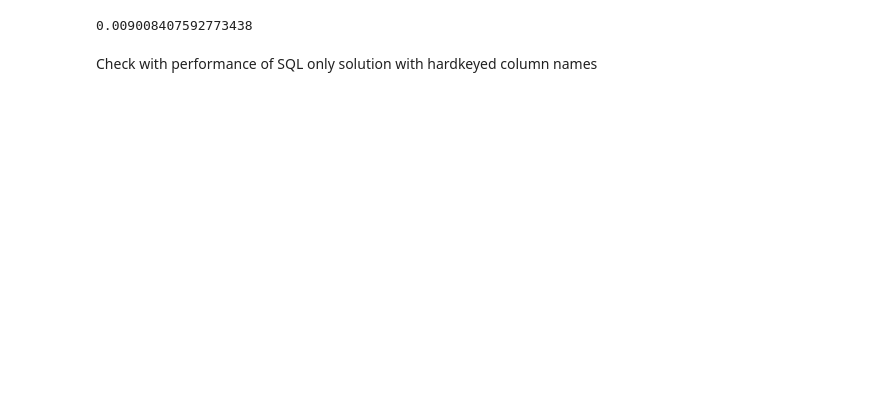
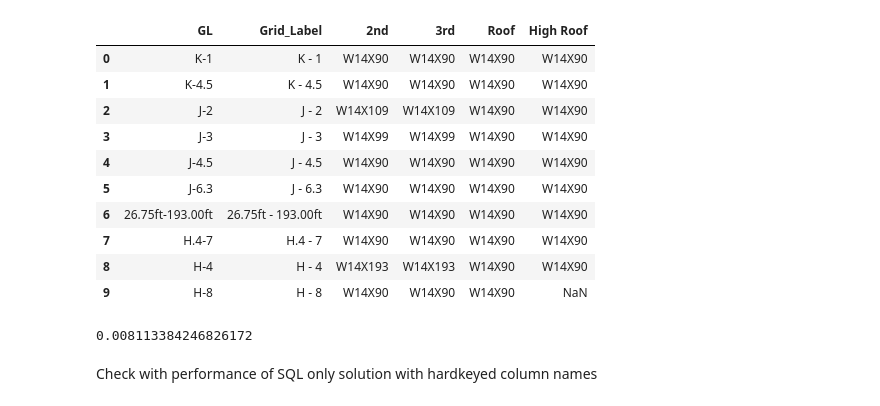
Before and after one commit to edk3742/Column-Report-SQLite3, a Jupyter notebook: gridline_to_columns.ipynb, the cells around one changed output. Cells and saved outputs as stored; diff of their text form; code cells hidden in the pictures; blank space fills up the shorter version.

```diff
--- a/gridline_to_columns.ipynb
+++ b/gridline_to_columns.ipynb
@@ -40,35 +62,49 @@ qq_gl = f"""
                 """
 
 
 ddff = pd.read_sql(qq_gl, conn)
 floor_dict = {}
 for row in cursor:
         floor_dict[row[2]] = {
                                 'Level':row[1],
                                 'Story_Label':row[2],
                                 'FloorHeight':row[3],
                                 'Story_UID':row[0]
                               }
 
         qq =f"""
                 SELECT
                         gg.GL,
                         \"{row[2]}\"
                 FROM (
                         SELECT
                                 REPLACE(c1.Grid_Label, ' ','') AS GL,
                                 c1.Grid_Label,
                                 c1.Size \"{row[2]}\"
                         FROM ColumnData AS c1
                         WHERE c1.Story_UID = {row[0]}
                         ) AS gg
                 WHERE gg.GL NOT IN ({bf_cols_to_sql})"""
         df1 = pd.read_sql(qq, conn)
         ddff = ddff.merge(df1, on=['GL'], how='left')
 end = time.time()
-print(end - start)
+ddff.head(10)
 # %% [output]
-0.009008407592773438
+|  | GL | Grid_Label | 2nd | 3rd | Roof | High Roof |
+| 0 | K-1 | K - 1 | W14X90 | W14X90 | W14X90 | W14X90 |
+| 1 | K-4.5 | K - 4.5 | W14X90 | W14X90 | W14X90 | W14X90 |
+| 2 | J-2 | J - 2 | W14X109 | W14X109 | W14X90 | W14X90 |
+| 3 | J-3 | J - 3 | W14X99 | W14X99 | W14X90 | W14X90 |
+| 4 | J-4.5 | J - 4.5 | W14X90 | W14X90 | W14X90 | W14X90 |
+| 5 | J-6.3 | J - 6.3 | W14X90 | W14X90 | W14X90 | W14X90 |
+| 6 | 26.75ft-193.00ft | 26.75ft - 193.00ft | W14X90 | W14X90 | W14X90 | W14X90 |
+| 7 | H.4-7 | H.4 - 7 | W14X90 | W14X90 | W14X90 | W14X90 |
+| 8 | H-4 | H - 4 | W14X193 | W14X193 | W14X90 | W14X90 |
+| 9 | H-8 | H - 8 | W14X90 | W14X90 | W14X90 | NaN |
+# %%
+print(end - start)
+# %% [output]
+0.008113384246826172
 # %% [markdown]
 Check with performance of SQL only solution with hardkeyed column names
 # %%
```
Also changed, not shown: parts of 17 cells of this notebook.
